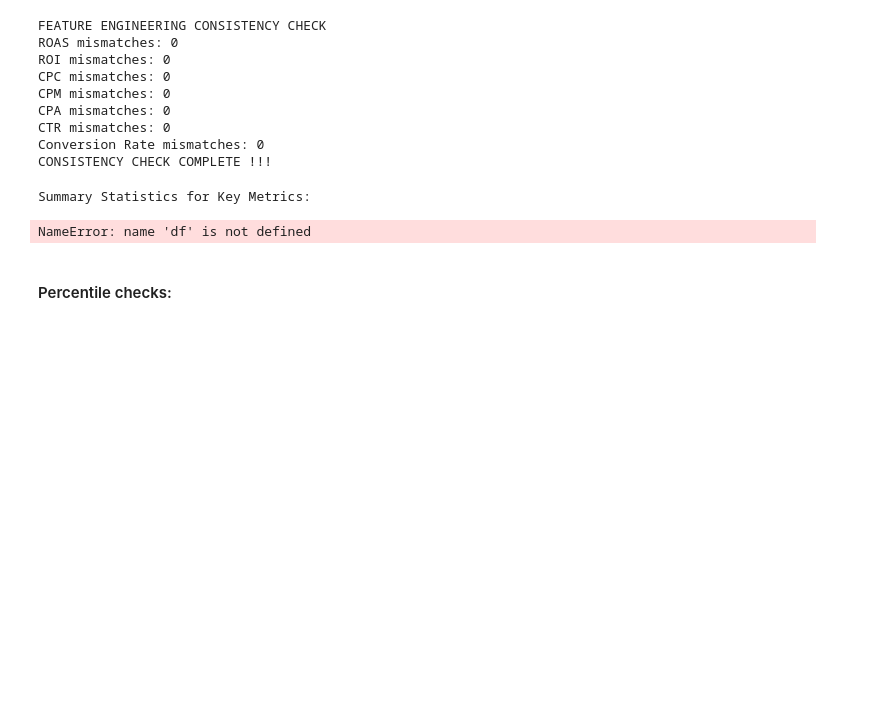
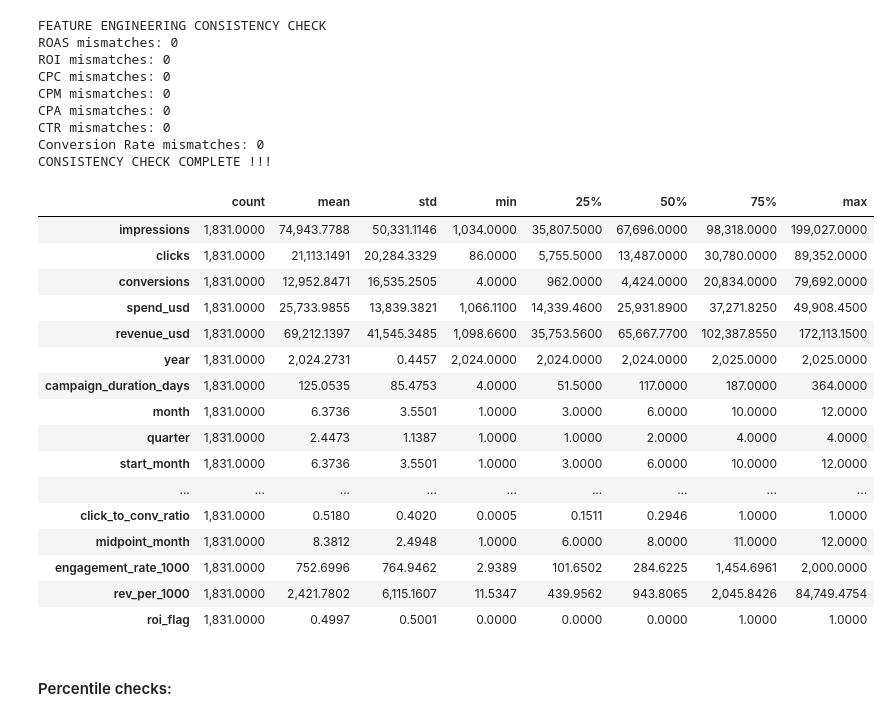
Before and after one commit to Playful-Cloud/Marketing_Campaign_Analysis_and_Optimization, a Jupyter notebook: notebooks/04_feature_engineering.ipynb, the cells around one changed output. Saved outputs shown, nothing was run; the diff lists cells and outputs as text; code cells hidden in the pictures; blank space fills up the shorter version.

```diff
--- a/notebooks/04_feature_engineering.ipynb
+++ b/notebooks/04_feature_engineering.ipynb
@@ -557,12 +557,35 @@ df['funnel_issue_flag'] = (
     (df['clicks'] > df['impressions'])
 )
 # %%
-# Quick sanity checks
-print("Summary Statistics for Key Metrics:")
-print(df[['ctr', 'conversion_rate', 'roi', 'roas', 'cpc', 'cpm', 'cpa']].describe())
+# # Quick sanity checks
+# print("Summary Statistics for Key Metrics:")
+
+# statscheck = df[['ctr', 'conversion_rate', 'roi', 'roas', 'cpc', 'cpm', 'cpa']].describe().T
+# #
+
+# print(statscheck)
-# %% [output]
-Summary Statistics for Key Metrics:
-NameError: name 'df' is not defined
+# %%
+numeric_cols = df.select_dtypes(include='number').columns
+
+df[numeric_cols].describe().T
+# %% [output]
+|  | count | mean | std | min | 25% | 50% | 75% | max |
+| impressions | 1,831.0000 | 74,943.7788 | 50,331.1146 | 1,034.0000 | 35,807.5000 | 67,696.0000 | 98,318.0000 | 199,027.0000 |
+| clicks | 1,831.0000 | 21,113.1491 | 20,284.3329 | 86.0000 | 5,755.5000 | 13,487.0000 | 30,780.0000 | 89,352.0000 |
+| conversions | 1,831.0000 | 12,952.8471 | 16,535.2505 | 4.0000 | 962.0000 | 4,424.0000 | 20,834.0000 | 79,692.0000 |
+| spend_usd | 1,831.0000 | 25,733.9855 | 13,839.3821 | 1,066.1100 | 14,339.4600 | 25,931.8900 | 37,271.8250 | 49,908.4500 |
+| revenue_usd | 1,831.0000 | 69,212.1397 | 41,545.3485 | 1,098.6600 | 35,753.5600 | 65,667.7700 | 102,387.8550 | 172,113.1500 |
+| year | 1,831.0000 | 2,024.2731 | 0.4457 | 2,024.0000 | 2,024.0000 | 2,024.0000 | 2,025.0000 | 2,025.0000 |
+| campaign_duration_days | 1,831.0000 | 125.0535 | 85.4753 | 4.0000 | 51.5000 | 117.0000 | 187.0000 | 364.0000 |
+| month | 1,831.0000 | 6.3736 | 3.5501 | 1.0000 | 3.0000 | 6.0000 | 10.0000 | 12.0000 |
+| quarter | 1,831.0000 | 2.4473 | 1.1387 | 1.0000 | 1.0000 | 2.0000 | 4.0000 | 4.0000 |
+| start_month | 1,831.0000 | 6.3736 | 3.5501 | 1.0000 | 3.0000 | 6.0000 | 10.0000 | 12.0000 |
+| ... | ... | ... | ... | ... | ... | ... | ... | ... |
+| click_to_conv_ratio | 1,831.0000 | 0.5180 | 0.4020 | 0.0005 | 0.1511 | 0.2946 | 1.0000 | 1.0000 |
+| midpoint_month | 1,831.0000 | 8.3812 | 2.4948 | 1.0000 | 6.0000 | 8.0000 | 11.0000 | 12.0000 |
+| engagement_rate_1000 | 1,831.0000 | 752.6996 | 764.9462 | 2.9389 | 101.6502 | 284.6225 | 1,454.6961 | 2,000.0000 |
+| rev_per_1000 | 1,831.0000 | 2,421.7802 | 6,115.1607 | 11.5347 | 439.9562 | 943.8065 | 2,045.8426 | 84,749.4754 |
+| roi_flag | 1,831.0000 | 0.4997 | 0.5001 | 0.0000 | 0.0000 | 0.0000 | 1.0000 | 1.0000 |
 # %% [markdown]
 #### Percentile checks:
 # %%
```
Also changed, not shown: parts of 2 cells of this notebook, 2 other files.
